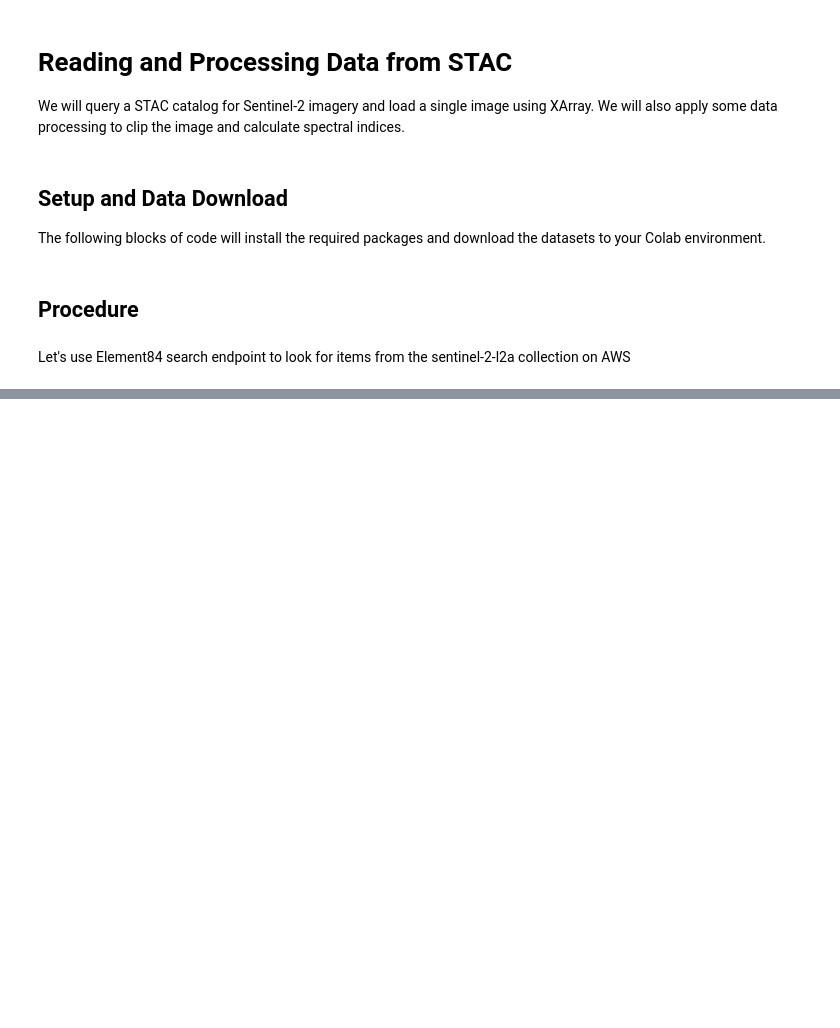
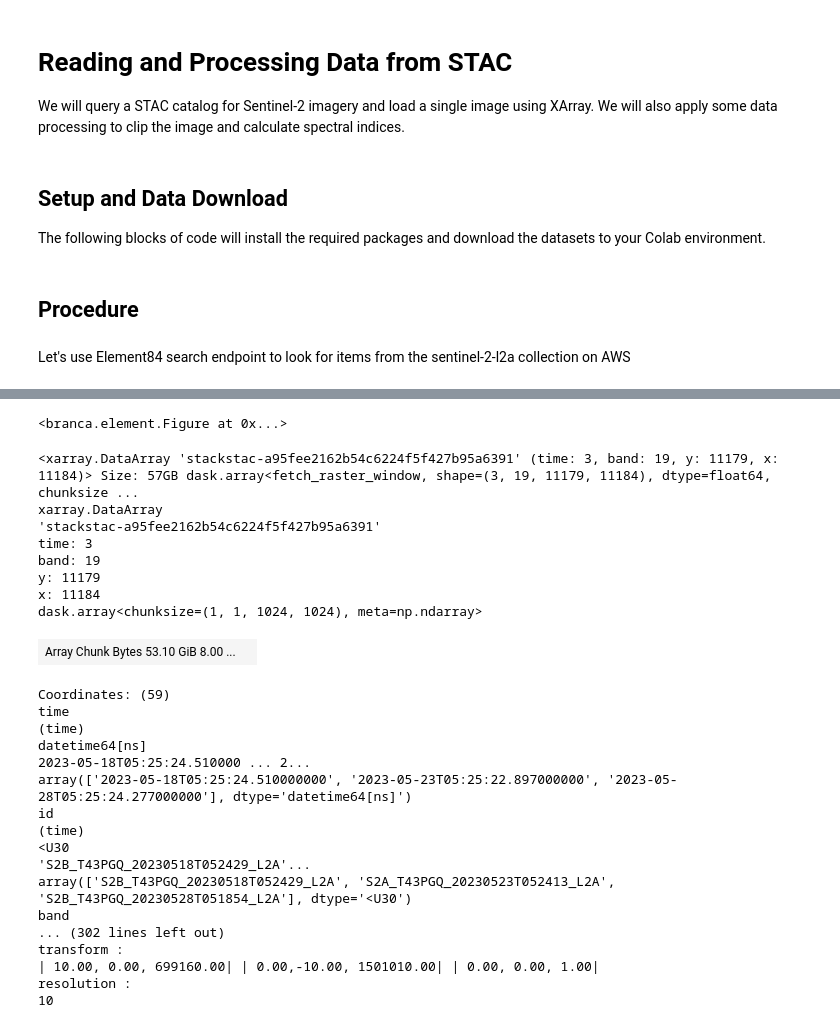
Before and after one commit to spatialthoughts/python-tutorials, a Jupyter notebook: stac_query_and_computation.ipynb, the cells around one changed output, grey strips where cells are left out. Drawn from its saved outputs; the diff is of its cells as text; code cells hidden in the pictures; blank space fills up the shorter version.

```diff
--- a/stac_query_and_computation.ipynb
+++ b/stac_query_and_computation.ipynb
@@ -49,7 +49,7 @@ download('https://github.com/spatialthoughts/python-tutorials/raw/main/data/' +
 # %% [markdown]
 Let's use Element84 search endpoint to look for items from the sentinel-2-l2a collection on AWS
 # %%
-catalog = Client.open('https://earth-search.aws.element84.com/v1')
+catalog = pystac_client.Client.open('https://earth-search.aws.element84.com/v1')
 # %%
 aoi_file = 'bangalore.geojson'
 aoi_filepath = os.path.join(data_folder, aoi_file)
@@ -58,13 +58,15 @@ aoi = gpd.read_file(aoi_filepath)
 geometry = aoi.unary_union
 geometry_geojson = json.dumps(mapping(geometry))
 # %%
-time_range = "2023-02-01/2023-02-28"
+year = 2023
+month = 5
+time_range = f'{year}-{month:02}'
 
 search = catalog.search(
-    collections=["sentinel-2-l2a"],
+    collections=['sentinel-2-c1-l2a'],
     intersects=geometry_geojson,
     datetime=time_range,
-    query={"eo:cloud_cover": {"lt": 30}},
+    query={'eo:cloud_cover': {'lt': 30},  'mgrs:grid_square': {'eq': 'GQ'}},
 )
 items = search.item_collection()
 len(items)
@@ -83,7 +93,36 @@ items_df.explore(m=m,
                  style_kwds={'fillOpacity': 0.2, 'weight': 0.5},)
 aoi.explore(m=m, color='blue')
 fig.add_child(m)
+# %% [output]
+<branca.element.Figure at 0x...>
 # %%
-stack = stackstac.stack(items)
+stack = stackstac.stack(items, resolution=10)
 stack
+# %% [output]
+<xarray.DataArray 'stackstac-a95fee2162b54c6224f5f427b95a6391' (time: 3, band: 19, y: 11179, x: 11184)> Size: 57GB dask.array<fetch_raster_window, shape=(3, 19, 11179, 11184), dtype=float64, chunksize ...
+xarray.DataArray
+'stackstac-a95fee2162b54c6224f5f427b95a6391'
+time: 3
+band: 19
+y: 11179
+x: 11184
+dask.array<chunksize=(1, 1, 1024, 1024), meta=np.ndarray>
+| Array Chunk Bytes 53.10 GiB 8.00 ... |  |
+Coordinates: (59)
+time
+(time)
+datetime64[ns]
+2023-05-18T05:25:24.510000 ... 2...
+array(['2023-05-18T05:25:24.510000000', '2023-05-23T05:25:22.897000000', '2023-05-28T05:25:24.277000000'], dtype='datetime64[ns]')
+id
+(time)
+<U30
+'S2B_T43PGQ_20230518T052429_L2A'...
+array(['S2B_T43PGQ_20230518T052429_L2A', 'S2A_T43PGQ_20230523T052413_L2A', 'S2B_T43PGQ_20230528T051854_L2A'], dtype='<U30')
+band
+... (302 lines left out)
+transform :
+| 10.00, 0.00, 699160.00| | 0.00,-10.00, 1501010.00| | 0.00, 0.00, 1.00|
+resolution :
+10
 # %%
```
Also changed, not shown: parts of 11 cells of this notebook.
